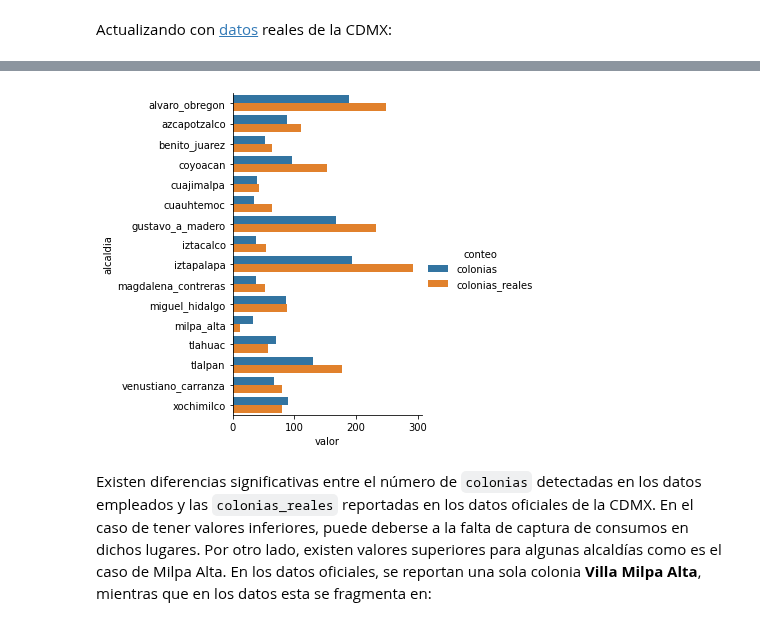
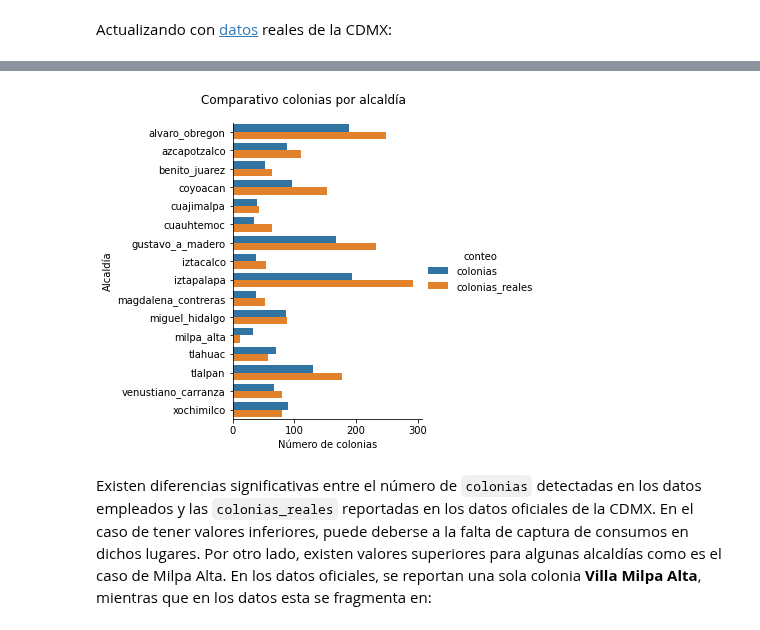
Before and after one commit to lechugaa/intro_ds_p1_consumo_agua, a Jupyter notebook: agua_profiling_reporte_cliente.ipynb, the cells around one changed output, grey strips where cells are left out. Cells and saved outputs as stored; diff of their text form; code cells hidden in the pictures.

```diff
--- a/agua_profiling_reporte_cliente.ipynb
+++ b/agua_profiling_reporte_cliente.ipynb
@@ -731,13 +699,22 @@ colonias_por_alcaldia
 # %%
 long_colonias_alcaldia = pd.melt(colonias_por_alcaldia,
                                  id_vars=['alcaldia'],
                                  value_vars=['colonias', 'colonias_reales'],
                                  var_name='conteo',
                                  value_name='valor')
 
-sns.catplot(kind='bar', x="valor", y='alcaldia', hue="conteo", data=long_colonias_alcaldia, orient='h');
+g_comp = sns.catplot(kind='bar',
+                     x="valor",
+                     y='alcaldia',
+                     hue="conteo",
+                     data=long_colonias_alcaldia,
+                     orient='h');
+
+plt.subplots_adjust(top=0.9)
+g_comp.fig.suptitle("Comparativo colonias por alcaldía")
+g_comp.set(xlabel="Número de colonias", ylabel="Alcaldía");
 # %% [output]
-[figure, old version]
+[figure, new version]
 # %% [markdown]
 Existen diferencias significativas entre el número de `colonias` detectadas en los datos empleados y las `colonias_reales` reportadas en los datos oficiales de la CDMX. En el caso de tener valores inferiores, puede deberse a la falta de captura de consumos en dichos lugares. Por otro lado, existen valores superiores para algunas alcaldías como es el caso de Milpa Alta. En los datos oficiales, se reportan una sola colonia **Villa Milpa Alta**, mientras que en los datos esta se fragmenta en:
 # %%
```
Also changed, not shown: parts of 25 cells of this notebook, 2 other files.
